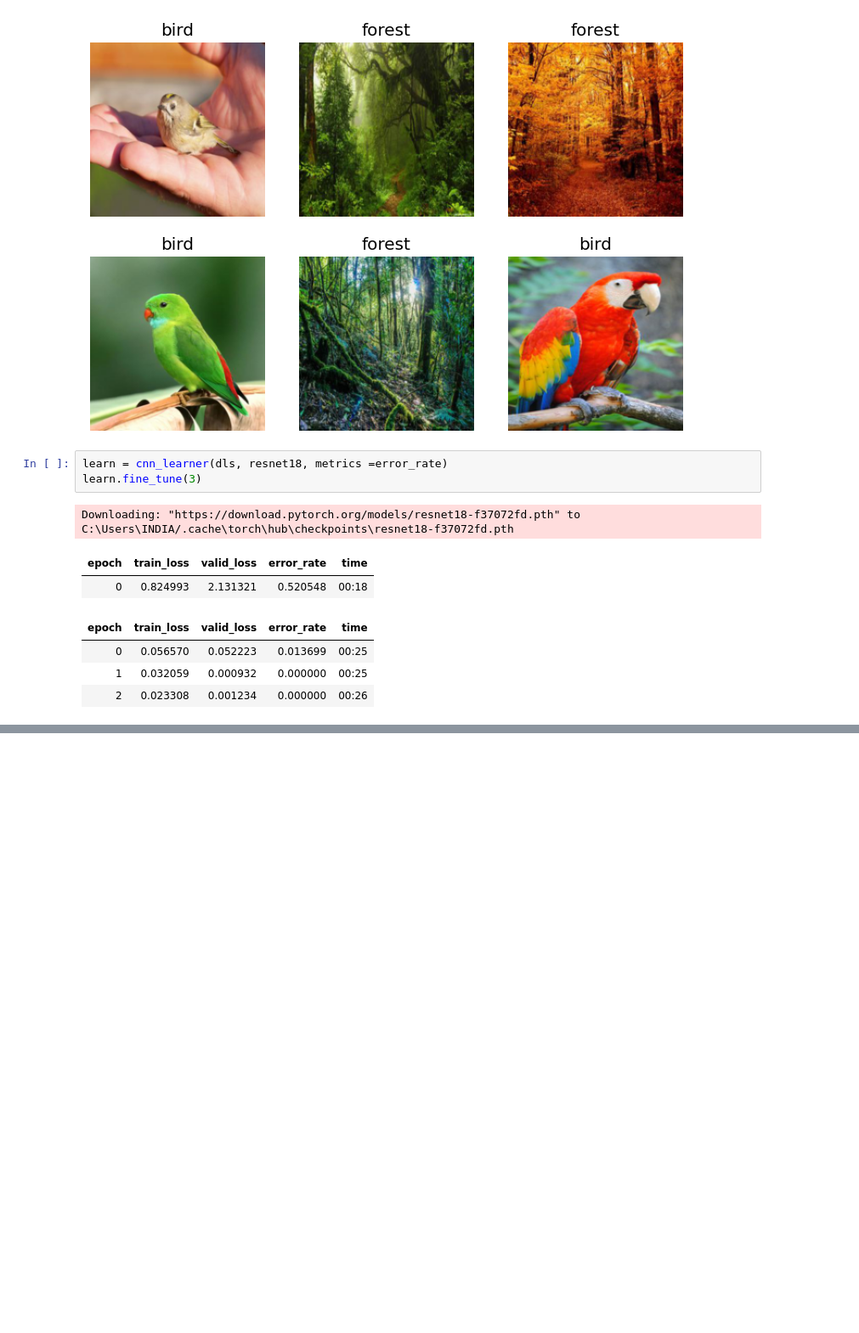
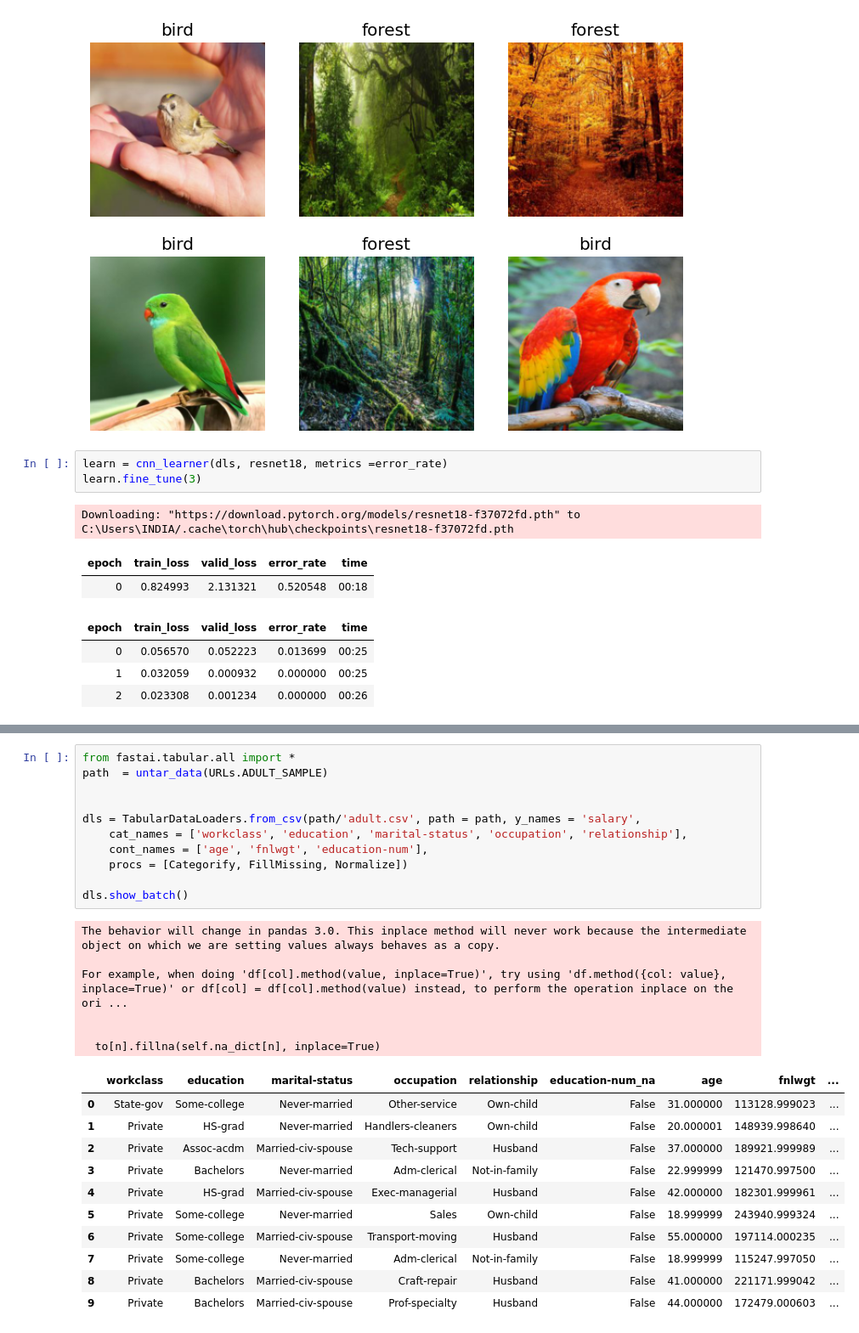
Before and after one commit to khushi-tulsiyan/fastai-course-notebooks, a Jupyter notebook: ep1.ipynb, the cells around one changed output, grey strips where cells are left out. Shown at 85% size. Drawn from its saved outputs; the diff is of its cells as text; blank space fills up the shorter version.

```diff
--- a/ep1.ipynb
+++ b/ep1.ipynb
@@ -75,0 +104,29 @@ print(f"Probability it's a bird: {probs[0]:.4f}")
+# %%
+from fastai.tabular.all import *
+path  = untar_data(URLs.ADULT_SAMPLE)
+
+
+dls = TabularDataLoaders.from_csv(path/'adult.csv', path = path, y_names = 'salary',
+    cat_names = ['workclass', 'education', 'marital-status', 'occupation', 'relationship'],
+    cont_names = ['age', 'fnlwgt', 'education-num'],
+    procs = [Categorify, FillMissing, Normalize])
+
+dls.show_batch()
+# %% [output]
+The behavior will change in pandas 3.0. This inplace method will never work because the intermediate object on which we are setting values always behaves as a copy.
+
+For example, when doing 'df[col].method(value, inplace=True)', try using 'df.method({col: value}, inplace=True)' or df[col] = df[col].method(value) instead, to perform the operation inplace on the ori ...
+
+
+  to[n].fillna(self.na_dict[n], inplace=True)
+|  | workclass | education | marital-status | occupation | relationship | education-num_na | age | fnlwgt | ... |
+| 0 | State-gov | Some-college | Never-married | Other-service | Own-child | False | 31.000000 | 113128.999023 | ... |
+| 1 | Private | HS-grad | Never-married | Handlers-cleaners | Own-child | False | 20.000001 | 148939.998640 | ... |
+| 2 | Private | Assoc-acdm | Married-civ-spouse | Tech-support | Husband | False | 37.000000 | 189921.999989 | ... |
+| 3 | Private | Bachelors | Never-married | Adm-clerical | Not-in-family | False | 22.999999 | 121470.997500 | ... |
+| 4 | Private | HS-grad | Married-civ-spouse | Exec-managerial | Husband | False | 42.000000 | 182301.999961 | ... |
+| 5 | Private | Some-college | Never-married | Sales | Own-child | False | 18.999999 | 243940.999324 | ... |
+| 6 | Private | Some-college | Married-civ-spouse | Transport-moving | Husband | False | 55.000000 | 197114.000235 | ... |
+| 7 | Private | Some-college | Never-married | Adm-clerical | Not-in-family | False | 18.999999 | 115247.997050 | ... |
+| 8 | Private | Bachelors | Married-civ-spouse | Craft-repair | Husband | False | 41.000000 | 221171.999042 | ... |
+| 9 | Private | Bachelors | Married-civ-spouse | Prof-specialty | Husband | False | 44.000000 | 172479.000603 | ... |
```
Also changed, not shown: parts of 7 cells of this notebook, 2 other files.
